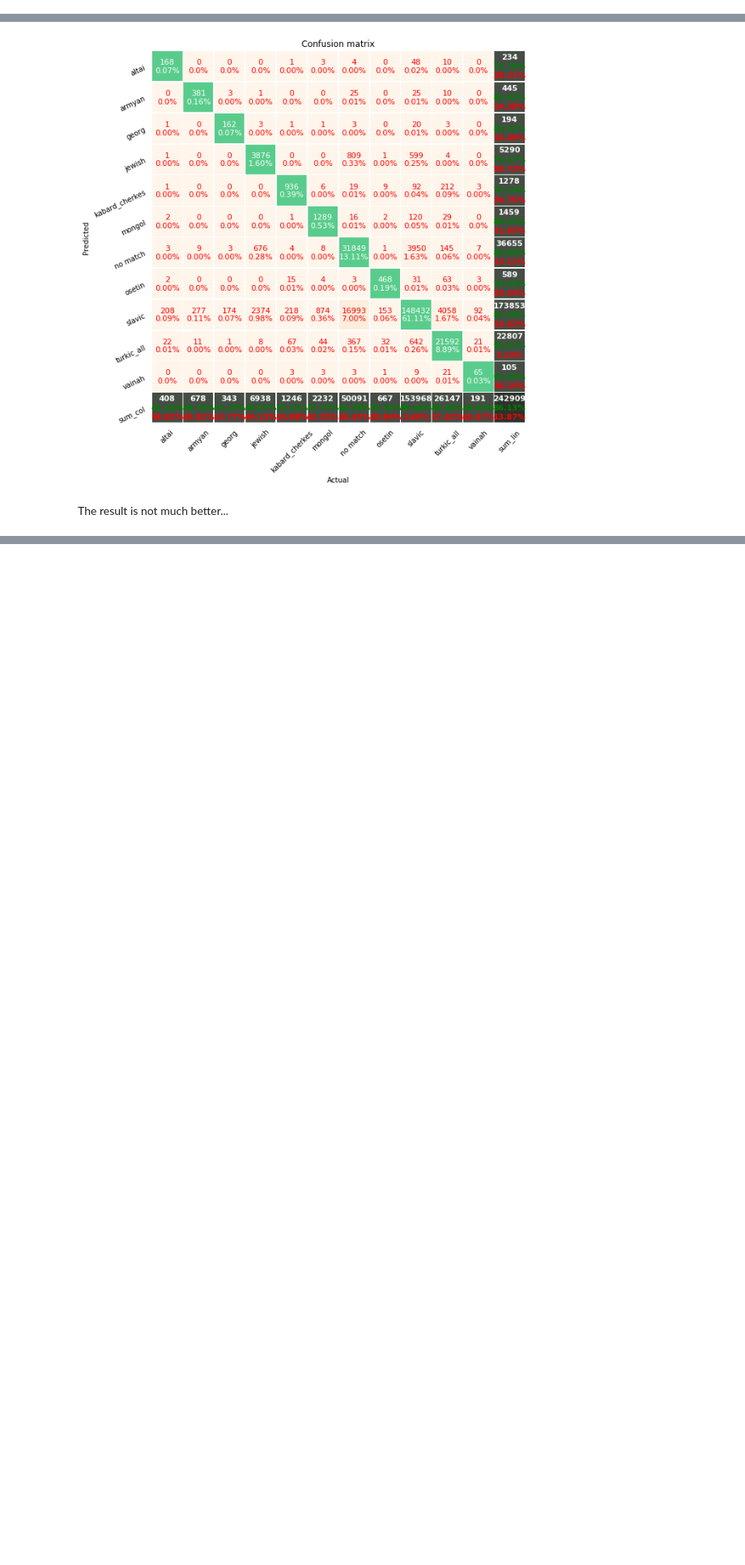
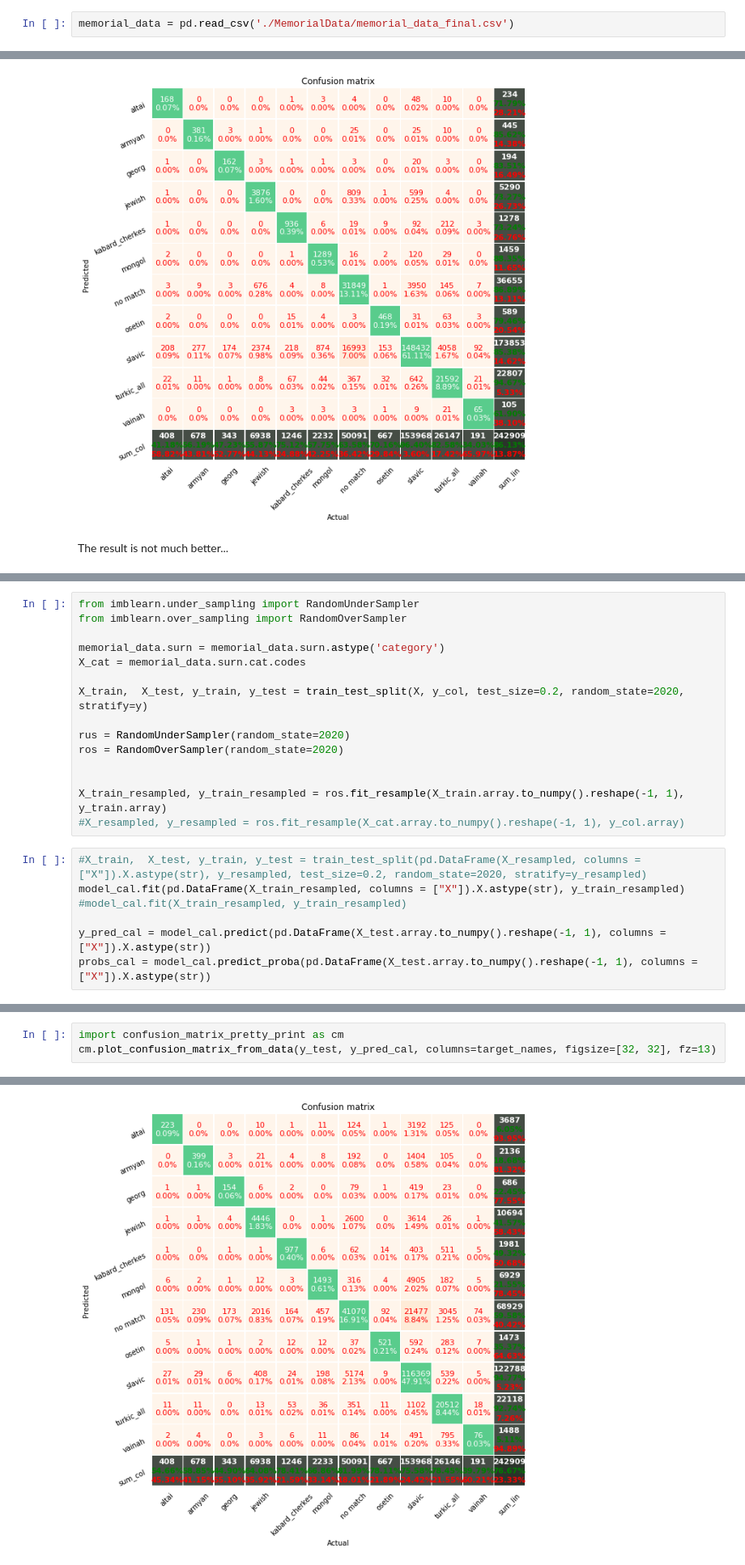
Before and after one commit to martin-kosiik/predicting-ethnicity-from-names, a Jupyter notebook: Ethnicity_prediction_code.ipynb, the cells around one changed output, grey strips where cells are left out. Shown: that part at 81% size. Drawn from its saved outputs; the diff is of its cells as text; blank space fills up the shorter version.

```diff
--- a/Ethnicity_prediction_code.ipynb
+++ b/Ethnicity_prediction_code.ipynb
@@ -201,3 +203,5 @@ memorial_data['ethnicity_col'] = np.where(memorial_data['ethnicity'].isin(['kaba
+# %%
+memorial_data = pd.read_csv('./MemorialData/memorial_data_final.csv')
 # %%
 counts_df = (memorial_data.groupby(['ethnicity_col'])
  .size().reset_index(name='counts').sort_values("counts", ascending=False))
@@ -438,0 +460,22 @@ The result is not much better...
+# %%
+from imblearn.under_sampling import RandomUnderSampler
+from imblearn.over_sampling import RandomOverSampler
+
+memorial_data.surn = memorial_data.surn.astype('category')
+X_cat = memorial_data.surn.cat.codes
+
+X_train,  X_test, y_train, y_test = train_test_split(X, y_col, test_size=0.2, random_state=2020, stratify=y)
+
+rus = RandomUnderSampler(random_state=2020)
+ros = RandomOverSampler(random_state=2020)
+
+
+X_train_resampled, y_train_resampled = ros.fit_resample(X_train.array.to_numpy().reshape(-1, 1), y_train.array)
+#X_resampled, y_resampled = ros.fit_resample(X_cat.array.to_numpy().reshape(-1, 1), y_col.array)
+# %%
+#X_train,  X_test, y_train, y_test = train_test_split(pd.DataFrame(X_resampled, columns = ["X"]).X.astype(str), y_resampled, test_size=0.2, random_state=2020, stratify=y_resampled)
+model_cal.fit(pd.DataFrame(X_train_resampled, columns = ["X"]).X.astype(str), y_train_resampled)
+#model_cal.fit(X_train_resampled, y_train_resampled)
+
+y_pred_cal = model_cal.predict(pd.DataFrame(X_test.array.to_numpy().reshape(-1, 1), columns = ["X"]).X.astype(str))
+probs_cal = model_cal.predict_proba(pd.DataFrame(X_test.array.to_numpy().reshape(-1, 1), columns = ["X"]).X.astype(str))
@@ -438,0 +502,4 @@ The result is not much better...
+# %%
+import confusion_matrix_pretty_print as cm
+cm.plot_confusion_matrix_from_data(y_test, y_pred_cal, columns=target_names, figsize=[32, 32], fz=13)
+# %% [output]
@@ -438,0 +514 @@ The result is not much better...
+[figure, added]
```
Also changed, not shown: parts of 11 cells of this notebook.
